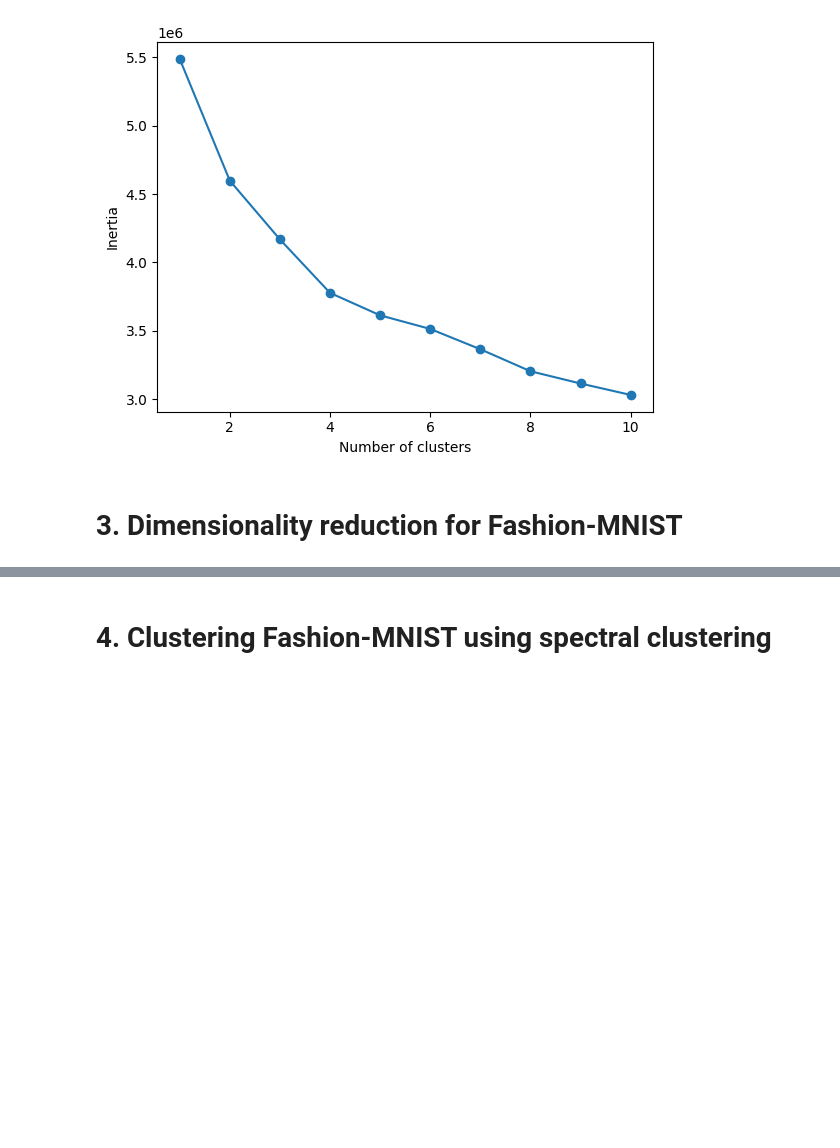
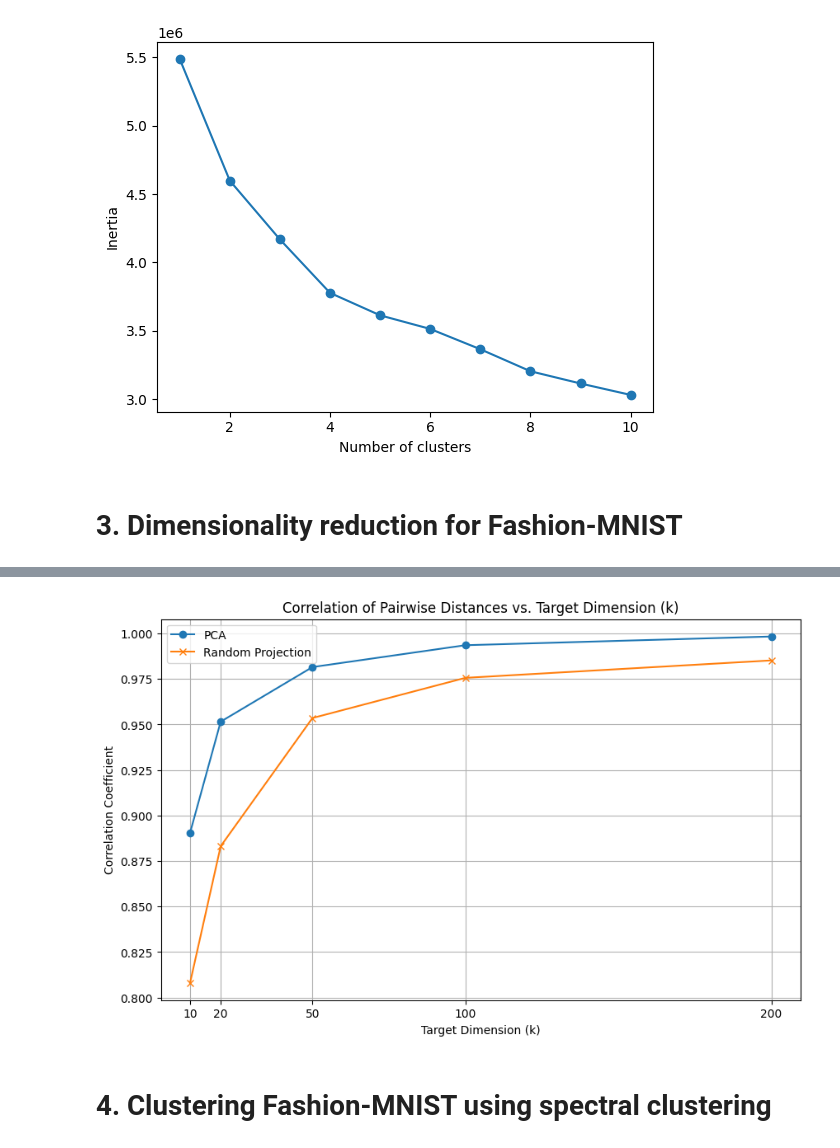
Before and after one commit to Shinyhunter95/math-data-science-course-Project2, a Jupyter notebook: project2.ipynb, the cells around one changed output, grey strips where cells are left out. Drawn from its saved outputs; the diff is of its cells as text; code cells hidden in the pictures; blank space fills up the shorter version.

```diff
--- a/project2.ipynb
+++ b/project2.ipynb
@@ -229,3 +196,56 @@ print(reduced_distance)
+# %%
+import numpy as np
+from sklearn.decomposition import PCA
+from sklearn.preprocessing import StandardScaler
+from sklearn.random_projection import GaussianRandomProjection
+from scipy.spatial.distance import pdist, squareform
+import matplotlib.pyplot as plt
+
+#Split the data 90/10
+X_90, X_10, y_90, y_10 = train_test_split(X, y, test_size=0.1, random_state=0)
+
+# #Preprocessing
+X_p = X_10 / 255.0
+scaler = StandardScaler()
+X_scaled = scaler.fit_transform(X_p)
+
+# Compute pairwise distances in the original standardized space
+original_distances = pdist(X_scaled)
+
+# Target dimensions
+k_values = [10, 20, 50, 100, 200]
+
+pca_correlations = []
+rp_correlations = []
+
+for k in k_values:
+    # PCA
+    pca = PCA(n_components=k)
+    X_pca = pca.fit_transform(X_scaled)
+    pca_distances = pdist(X_pca)
+    pca_correlation = np.corrcoef(original_distances, pca_distances)[0, 1]
+    pca_correlations.append(pca_correlation)
+
+    # Random Projection
+    rp = GaussianRandomProjection(n_components=k, random_state=42)
+    X_rp = rp.fit_transform(X_scaled)
+    rp_distances = pdist(X_rp)
+    rp_correlation = np.corrcoef(original_distances, rp_distances)[0, 1]
+    rp_correlations.append(rp_correlation)
+
+# Plotting the results
+plt.figure(figsize=(10, 6))
+plt.plot(k_values, pca_correlations, marker='o', label='PCA')
+plt.plot(k_values, rp_correlations, marker='x', label='Random Projection')
+plt.title('Correlation of Pairwise Distances vs. Target Dimension (k)')
+plt.xlabel('Target Dimension (k)')
+plt.ylabel('Correlation Coefficient')
+plt.xticks(k_values)
+plt.grid(True)
+plt.legend()
+plt.show()
+# %% [output]
+[figure, added]
 # %% [markdown]
 # 4. Clustering Fashion-MNIST using spectral clustering
 # %%
```
Also changed, not shown: parts of 1 cell of this notebook.
